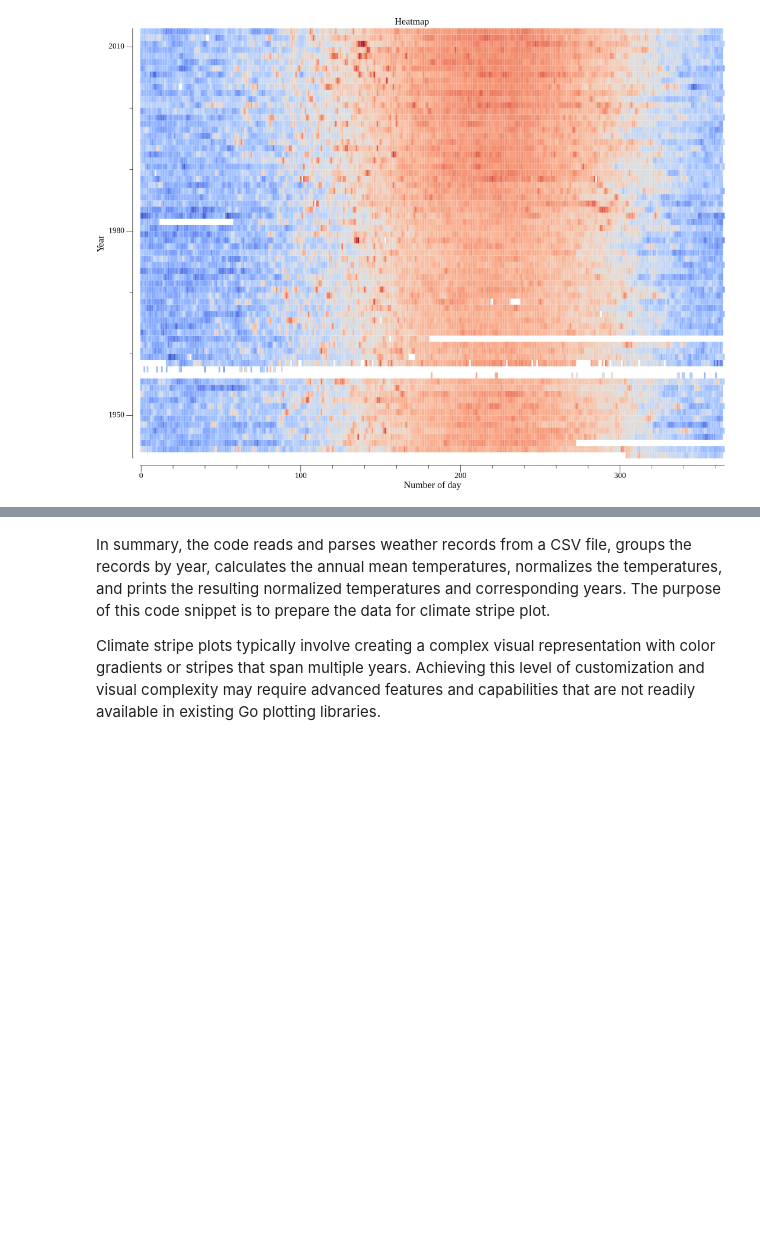
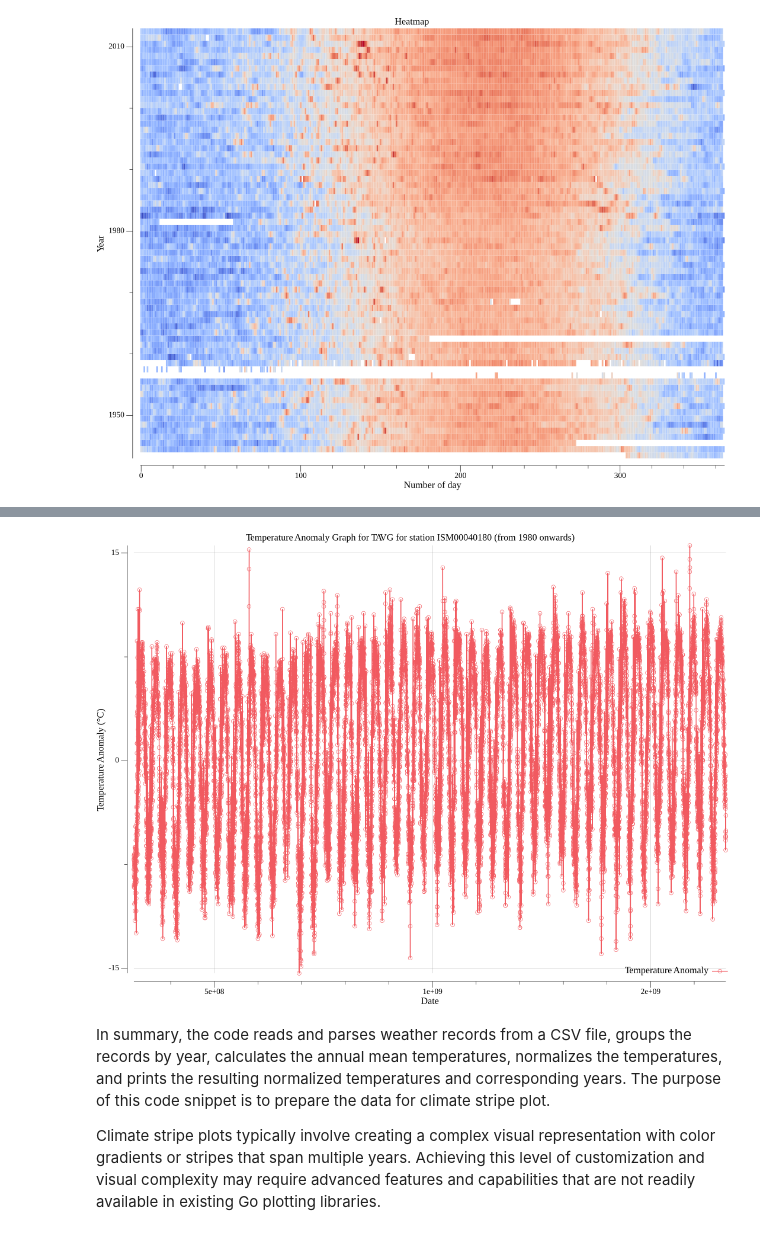
Before and after one commit to olgazju/weather-project, a Jupyter notebook: notebooks/3-csv-visualization-go.ipynb, the cells around one changed output, grey strips where cells are left out. Cells and saved outputs as stored; diff of their text form; code cells hidden in the pictures; blank space fills up the shorter version.

Commit message:
Added anomaly graph in go and python

```diff
--- a/notebooks/3-csv-visualization-go.ipynb
+++ b/notebooks/3-csv-visualization-go.ipynb
@@ -497,0 +500,83 @@ gonbui.DisplayPNG(buf.Bytes())
+# %%
+import (
+	"encoding/csv"
+	"log"
+	"os"
+	"strconv"
+	"time"
+
+	"gonum.org/v1/plot"
+	"gonum.org/v1/plot/plotter"
+	"gonum.org/v1/plot/vg"
+)
+
+type Record struct {
+	Date    time.Time
+	Tavg    float64
+	Anomaly float64
+}
+
+%%
+
+	var data []Record
+	var baselineSum float64
+	var baselineCount int
+	for _, record := range csv_records[1:] { // Skip header row
+		if record[0] == "ISM00040180" {
+			tavg, err := strconv.ParseFloat(record[6], 64)
+			if err != nil {
+				continue // Skip this row if TAVG is not a number
+			}
+
+			date, err := time.Parse("2006-01-02", record[5])
+			if err != nil {
+				log.Fatal(err)
+			}
+
+			// Filter data from 1980 and later
+			if date.Year() >= 1980 {
+				data = append(data, Record{Date: date, Tavg: tavg})
+
+				// Calculate the 'baseline' for 1951-1980
+				if date.Year() >= 1951 && date.Year() <= 1980 {
+					baselineSum += tavg
+					baselineCount++
+				}
+			}
+		}
+	}
+
+	// Calculate the anomalies
+	baseline := baselineSum / float64(baselineCount)
+	for i := range data {
+		data[i].Anomaly = data[i].Tavg - baseline
+	}
+
+	// Plot
+	p := plot.New()
+
+	p.Title.Text = "Temperature Anomaly Graph for TAVG for station ISM00040180 (from 1980 onwards)"
+	p.X.Label.Text = "Date"
+	p.Y.Label.Text = "Temperature Anomaly (°C)"
+	p.Add(plotter.NewGrid())
+
+	pts := make(plotter.XYs, len(data))
+	for i := range pts {
+		pts[i].X = float64(data[i].Date.Unix())
+		pts[i].Y = data[i].Anomaly
+	}
+	fmt.Println(data)
+
+	err:= plotutil.AddLinePoints(p, "Temperature Anomaly", pts)
+	if err != nil {
+		log.Fatalf("could not add line points: %v", err)
+	}
+
+	buf := bytes.NewBuffer(nil)
+	writerTo, err := p.WriterTo(vg.Length(800), vg.Length(600), "png")
+	if err != nil {
+		panic(err)
+	}
+	writerTo.WriteTo(buf)
+	gonbui.DisplayPNG(buf.Bytes())
+# %% [output]
@@ -498,3 +584,4 @@ gonbui.DisplayPNG(buf.Bytes())
+[figure, added]
 # %% [markdown]
 In summary, the code reads and parses weather records from a CSV file, groups the records by year, calculates the annual mean temperatures, normalizes the temperatures, and prints the resulting normalized temperatures and corresponding years. The purpose of this code snippet is to prepare the data for climate stripe plot.
 
```
Also changed, not shown: parts of 3 cells of this notebook, 1 other file.
